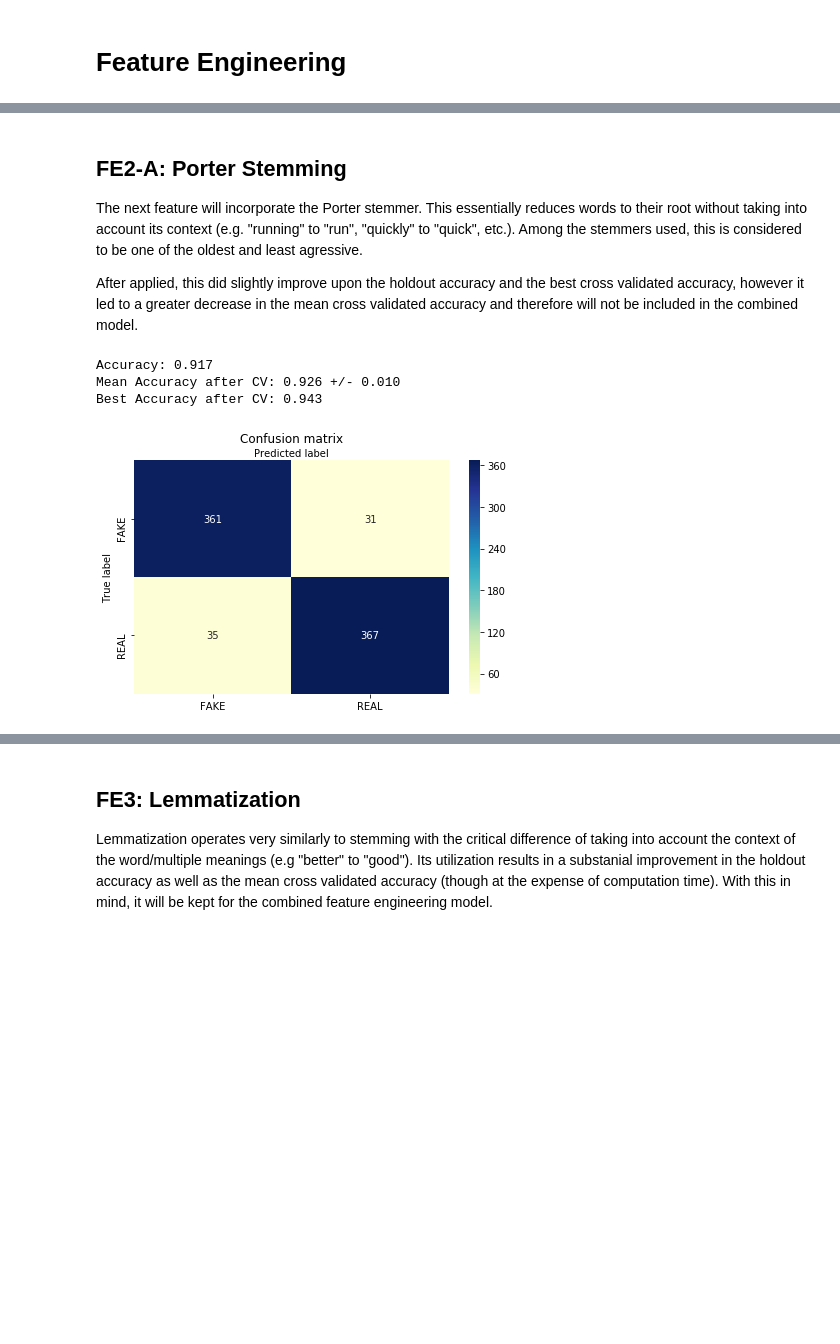
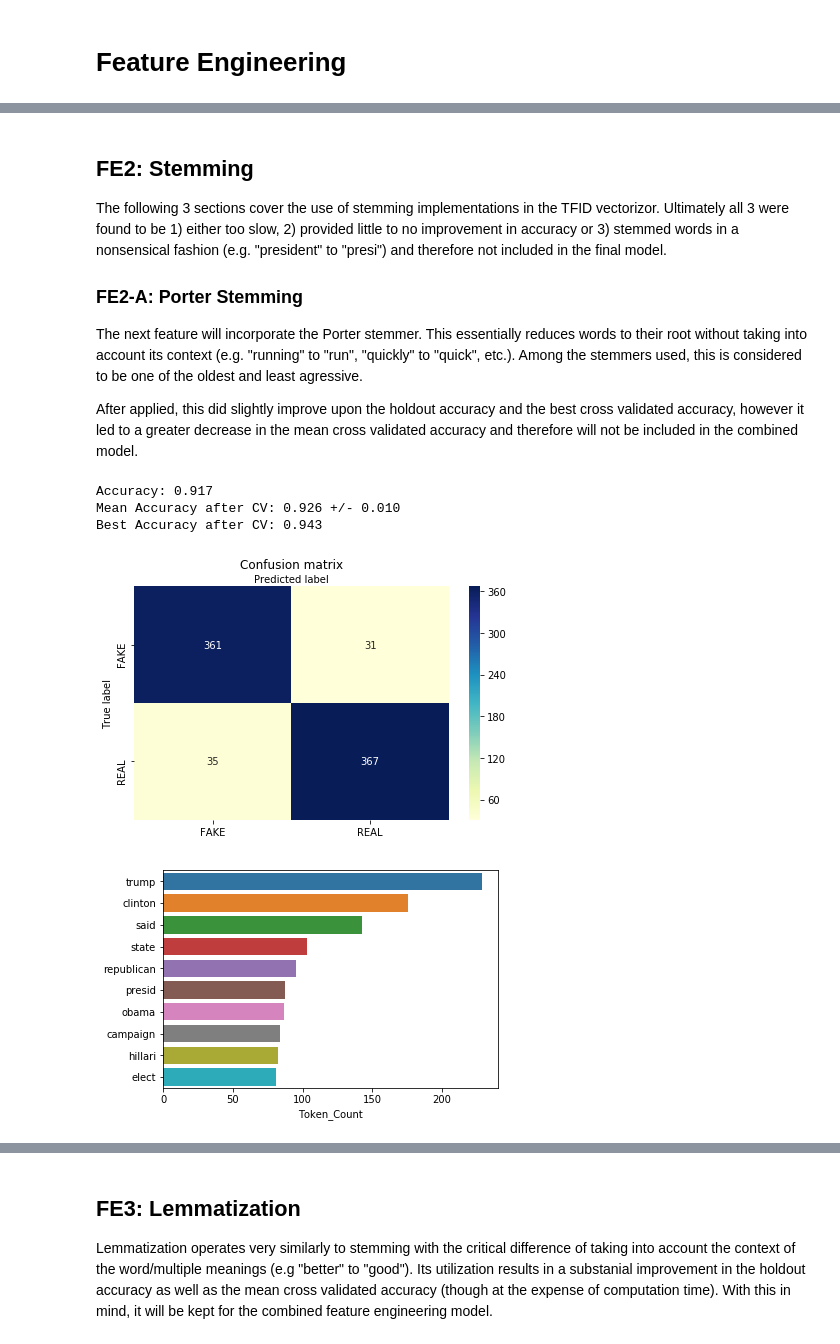
Before and after one commit to martinan92/NLP-FakeNews, a Jupyter notebook: First NLP Assignment (Martinez, Andrew; Miles, Sheena).ipynb, the cells around one changed output, grey strips where cells are left out. Drawn from its saved outputs; the diff is of its cells as text; code cells hidden in the pictures; blank space fills up the shorter version.

```diff
--- a/First NLP Assignment (Martinez, Andrew; Miles, Sheena).ipynb
+++ b/First NLP Assignment (Martinez, Andrew; Miles, Sheena).ipynb
@@ -23,6 +23,14 @@ import warnings
 warnings.filterwarnings("ignore", category=FutureWarning)
 warnings.filterwarnings("ignore", category=DeprecationWarning)
 
+##############################################################################################
+##############################################################################################
+##############################################################################################
+
+#Toggle to Run Full Analysis or Only Skip Slower Tests to minimize runtime
+#NOTE: TUNING ALONE TAKES APPROXIMATELY 80-90 minutes
+full_run = True
+
 raw_train_df = pd.read_csv('Data/fake_or_real_news_training.csv')
 raw_test_df = pd.read_csv('Data/fake_or_real_news_test.csv')
 
@@ -453,16 +492,22 @@ Best Accuracy after CV: 0.945
 # %% [markdown]
-## FE2-A: Porter Stemming
+## FE2: Stemming
+
+The following 3 sections cover the use of stemming implementations in the TFID vectorizor. Ultimately all 3 were found to be 1) either too slow, 2) provided little to no improvement in accuracy or 3) stemmed words in a nonsensical fashion (e.g. "president" to "presi") and therefore not included in the final model.
+
+### FE2-A: Porter Stemming
 
 The next feature will incorporate the Porter stemmer. This essentially reduces words to their root without taking into account its context (e.g. "running" to "run", "quickly" to "quick", etc.). Among the stemmers used, this is considered to be one of the oldest and least agressive.
 
 After applied, this did slightly improve upon the holdout accuracy and the best cross validated accuracy, however it led to a greater decrease in the mean cross validated accuracy and therefore will not be included in the combined model.
 # %%
-independent_var = 'text'
-fe2a_vectorizer = TfidfVectorizer(stop_words='english', analyzer=porter_stemmer)
-run_full_iteration(prepared_train_df, model, fe2a_vectorizer, target_var, independent_var)
+if(full_run):
+    independent_var = 'text'
+    fe2a_vectorizer = TfidfVectorizer(stop_words='english', analyzer=porter_stemmer)
+    run_full_iteration(prepared_train_df, model, fe2a_vectorizer, target_var, independent_var)
 # %% [output]
 Accuracy: 0.917
 Mean Accuracy after CV: 0.926 +/- 0.010
 Best Accuracy after CV: 0.943
 [figure]
+[figure, added]
 # %% [markdown]
```
Also changed, not shown: parts of 15 cells of this notebook.
